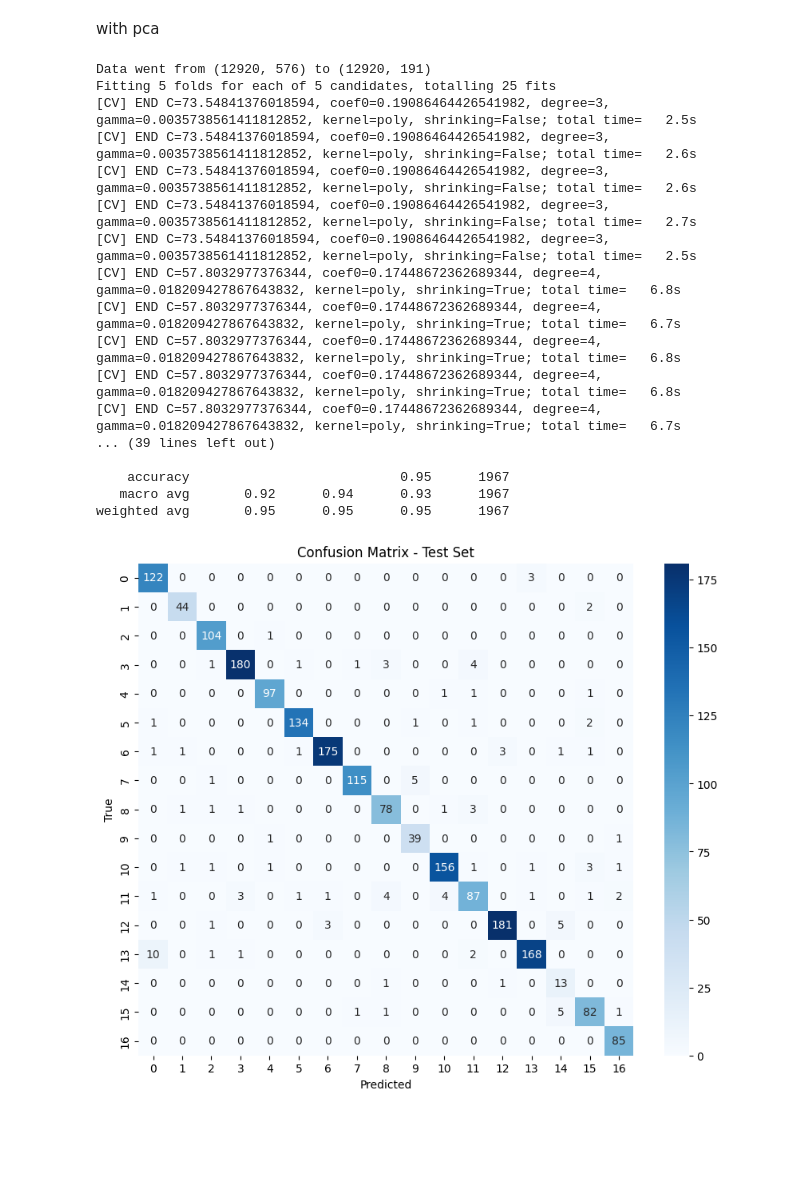
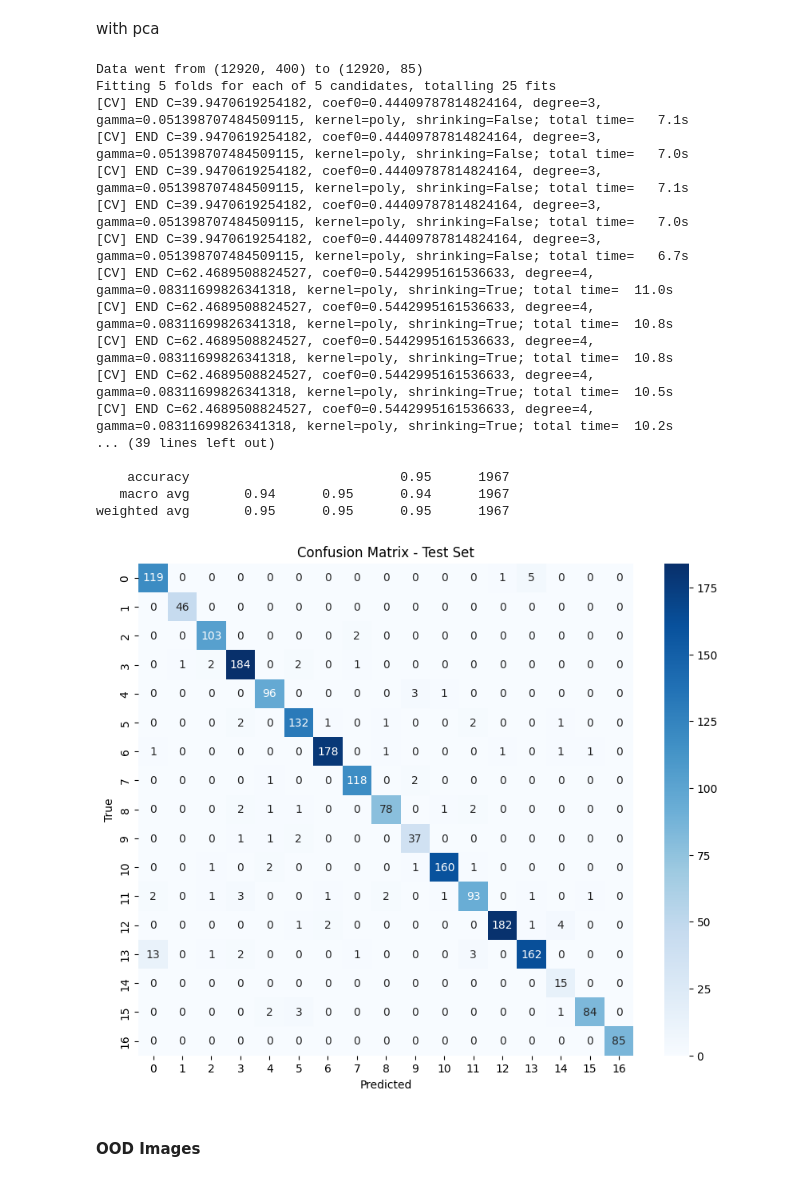
Before and after one commit to vhrollo/inf264_project2, a Jupyter notebook: src/svm_fillip_test.ipynb, the cells around one changed output. Saved outputs shown, nothing was run; the diff lists cells and outputs as text; code cells hidden in the pictures; blank space fills up the shorter version.

```diff
--- a/src/svm_fillip_test.ipynb
+++ b/src/svm_fillip_test.ipynb
@@ -37,14 +37,14 @@ X_train, y_train = generate_balanced_data(X_train, y_train, seed=seed)
 # %% [markdown]
 without pca
 # %%
-# extracting hog feat from our data
-X_train_hog = hog_features(X_train)
-X_test_hog = hog_features(X_test)
+# using a simpler color cutoff
+X_train_cutoff = color_cutoff(X_train, black_cutoff=90, white_cutoff=230)
+X_test_cutoff = color_cutoff(X_test, black_cutoff=90, white_cutoff=230)
 
 # built in 0-1 scaler
 scaler = MinMaxScaler()
-X_train_hog_scaled = scaler.fit_transform(X_train_hog)
-X_test_hog_scaled = scaler.transform(X_test_hog)
+X_train_hog_scaled = scaler.fit_transform(X_train_cutoff)
+X_test_hog_scaled = scaler.transform(X_test_cutoff)
 
 uniform_samples = 100
 param_dist = {
@@ -56,7 +56,7 @@ param_dist = {
     'shrinking': [True, False],
 }
 
-svc = SVC(random_state=seed)
+svc = SVC(random_state=seed, probability=True)
 random_search = RandomizedSearchCV(
     svc, param_distributions=param_dist, n_iter=5,
     cv=5, n_jobs=1, verbose=2, random_state=seed, scoring='accuracy'
@@ -104,14 +104,14 @@ weighted avg       0.95      0.95      0.95      1967
 # %% [markdown]
 with pca
 # %%
-# extracting hog feat from our data
-X_train_hog = hog_features(X_train)
-X_test_hog = hog_features(X_test)
+# using a simpler color cutoff
+X_train_cutoff = color_cutoff(X_train, black_cutoff=90, white_cutoff=230)
+X_test_cutoff = color_cutoff(X_test, black_cutoff=90, white_cutoff=230)
 
 # built in 0-1 scaler
 scaler = MinMaxScaler()
-X_train_hog_scaled = scaler.fit_transform(X_train_hog)
-X_test_hog_scaled = scaler.transform(X_test_hog)
+X_train_hog_scaled = scaler.fit_transform(X_train_cutoff)
+X_test_hog_scaled = scaler.transform(X_test_cutoff)
 
 # decompose the data while keeping 95% of the variance
 pca = PCA(n_components=0.95, random_state=seed)
@@ -130,48 +130,50 @@ param_dist = {
     'shrinking': [True, False],
 }
 
-svc = SVC(random_state=seed)
+svc = SVC(random_state=seed, probability=True)
 random_search = RandomizedSearchCV(
     svc, param_distributions=param_dist, n_iter=5,
     cv=5, n_jobs=1, verbose=2, random_state=seed, scoring='accuracy'
 )
 time_start = time()
 random_search.fit(X_train_pca, y_train)
 print(f"Random Search took {time() - time_start:.2f} seconds")
 print(f"Best Parameters: {random_search.best_params_}")
 
 best_svc = random_search.best_estimator_
 
 y_test_pred = best_svc.predict(X_test_pca)
 test_accuracy = accuracy_score(y_test, y_test_pred)
 print(f"Test Accuracy: {test_accuracy:.4f}")
 
 print("\nClassification Report:")
 print(classification_report(y_test, y_test_pred))
 
 cm = confusion_matrix(y_test, y_test_pred)
 plt.figure(figsize=(10, 8))
 sns.heatmap(cm, annot=True, fmt='d', cmap='Blues')
 plt.title('Confusion Matrix - Test Set')
 plt.xlabel('Predicted')
 plt.ylabel('True')
 plt.show()
 # %% [output]
-Data went from (12920, 576) to (12920, 191)
+Data went from (12920, 400) to (12920, 85)
 Fitting 5 folds for each of 5 candidates, totalling 25 fits
-[CV] END C=73.54841376018594, coef0=0.19086464426541982, degree=3, gamma=0.0035738561411812852, kernel=poly, shrinking=False; total time=   2.5s
-[CV] END C=73.54841376018594, coef0=0.19086464426541982, degree=3, gamma=0.0035738561411812852, kernel=poly, shrinking=False; total time=   2.6s
-[CV] END C=73.54841376018594, coef0=0.19086464426541982, degree=3, gamma=0.0035738561411812852, kernel=poly, shrinking=False; total time=   2.6s
-[CV] END C=73.54841376018594, coef0=0.19086464426541982, degree=3, gamma=0.0035738561411812852, kernel=poly, shrinking=False; total time=   2.7s
-[CV] END C=73.54841376018594, coef0=0.19086464426541982, degree=3, gamma=0.0035738561411812852, kernel=poly, shrinking=False; total time=   2.5s
-[CV] END C=57.8032977376344, coef0=0.17448672362689344, degree=4, gamma=0.018209427867643832, kernel=poly, shrinking=True; total time=   6.8s
-[CV] END C=57.8032977376344, coef0=0.17448672362689344, degree=4, gamma=0.018209427867643832, kernel=poly, shrinking=True; total time=   6.7s
-[CV] END C=57.8032977376344, coef0=0.17448672362689344, degree=4, gamma=0.018209427867643832, kernel=poly, shrinking=True; total time=   6.8s
-[CV] END C=57.8032977376344, coef0=0.17448672362689344, degree=4, gamma=0.018209427867643832, kernel=poly, shrinking=True; total time=   6.8s
-[CV] END C=57.8032977376344, coef0=0.17448672362689344, degree=4, gamma=0.018209427867643832, kernel=poly, shrinking=True; total time=   6.7s
+[CV] END C=39.9470619254182, coef0=0.44409787814824164, degree=3, gamma=0.051398707484509115, kernel=poly, shrinking=False; total time=   7.1s
+[CV] END C=39.9470619254182, coef0=0.44409787814824164, degree=3, gamma=0.051398707484509115, kernel=poly, shrinking=False; total time=   7.0s
+[CV] END C=39.9470619254182, coef0=0.44409787814824164, degree=3, gamma=0.051398707484509115, kernel=poly, shrinking=False; total time=   7.1s
+[CV] END C=39.9470619254182, coef0=0.44409787814824164, degree=3, gamma=0.051398707484509115, kernel=poly, shrinking=False; total time=   7.0s
+[CV] END C=39.9470619254182, coef0=0.44409787814824164, degree=3, gamma=0.051398707484509115, kernel=poly, shrinking=False; total time=   6.7s
+[CV] END C=62.4689508824527, coef0=0.5442995161536633, degree=4, gamma=0.08311699826341318, kernel=poly, shrinking=True; total time=  11.0s
+[CV] END C=62.4689508824527, coef0=0.5442995161536633, degree=4, gamma=0.08311699826341318, kernel=poly, shrinking=True; total time=  10.8s
+[CV] END C=62.4689508824527, coef0=0.5442995161536633, degree=4, gamma=0.08311699826341318, kernel=poly, shrinking=True; total time=  10.8s
+[CV] END C=62.4689508824527, coef0=0.5442995161536633, degree=4, gamma=0.08311699826341318, kernel=poly, shrinking=True; total time=  10.5s
+[CV] END C=62.4689508824527, coef0=0.5442995161536633, degree=4, gamma=0.08311699826341318, kernel=poly, shrinking=True; total time=  10.2s
 ... (39 lines left out)
 
     accuracy                           0.95      1967
-   macro avg       0.92      0.94      0.93      1967
+   macro avg       0.94      0.95      0.94      1967
 weighted avg       0.95      0.95      0.95      1967
-[figure, old version]
+[figure, new version]
+# %% [markdown]
+#### OOD Images
```
Also changed, not shown: parts of 4 cells of this notebook, 3 other files.
